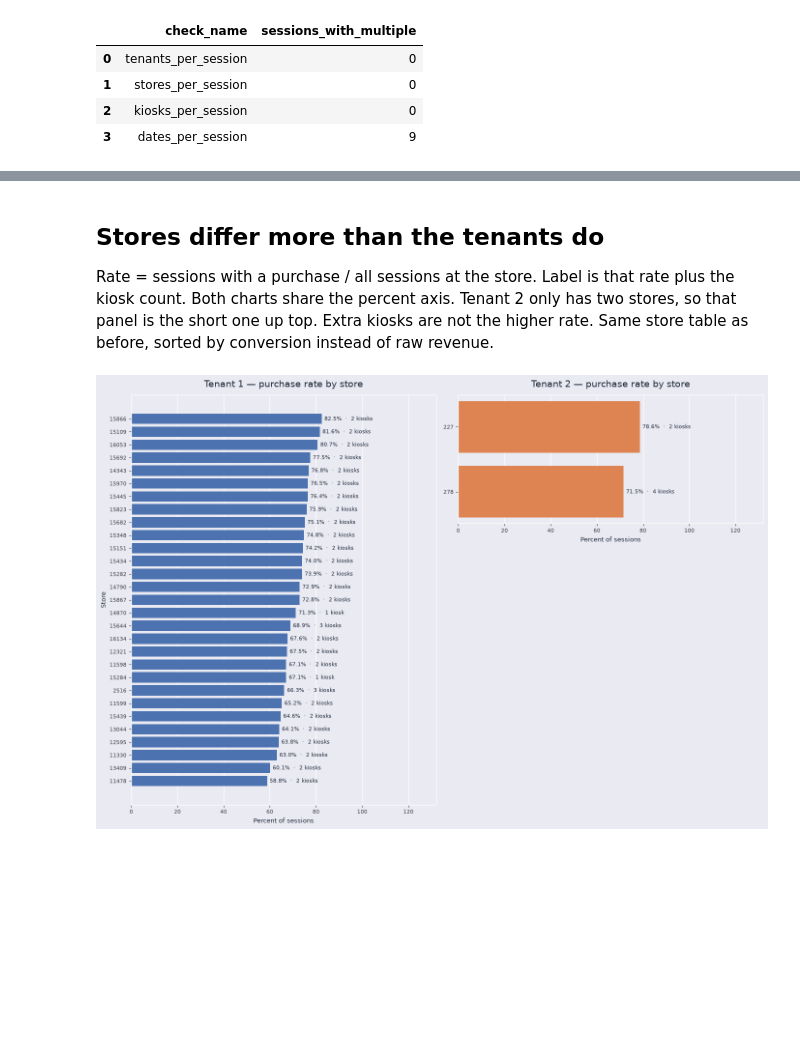
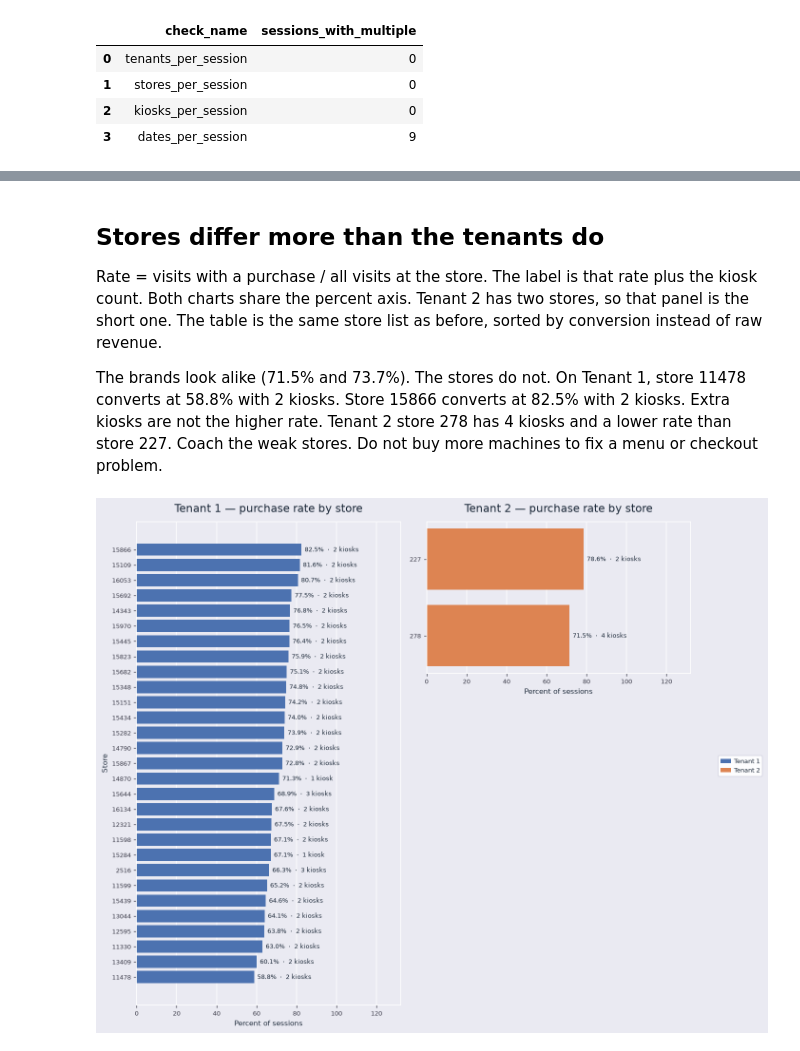
Before and after one commit to richeweh/tillster-takehome-assignment, a Jupyter notebook: notebooks/kiosk_sessions_operations_analysis.ipynb, the cells around one changed output, grey strips where cells are left out. Drawn from its saved outputs; the diff is of its cells as text; code cells hidden in the pictures; blank space fills up the shorter version.

```diff
--- a/notebooks/kiosk_sessions_operations_analysis.ipynb
+++ b/notebooks/kiosk_sessions_operations_analysis.ipynb
@@ -423,7 +448,7 @@ ax.set_xticks(x)
 ax.set_xticklabels([day.strftime("%m-%d") for day in dates])
 ax.set_ylim(0, peak * 1.2)
 polish(ax, "Sessions by day", xlabel="Event date", ylabel="Sessions")
-ax.legend(loc="upper right", **LEGEND)
-fig.tight_layout()
+handles, labels = ax.get_legend_handles_labels()
+place_legend(fig, handles, labels)
 plt.show()
 # %% [output]
@@ -599,12 +631,14 @@ fig, axes = plt.subplots(len(tenants), 1, figsize=(12, 4.2 * len(tenants)), shar
 if len(tenants) == 1:
     axes = [axes]
 
+rev_axes = []
 for ax, (tenant, part) in zip(axes, tenants):
     part = part.sort_values("day")
     x = np.arange(len(part))
     ax.bar(x, part["unique_sessions"], width=0.7, color="C0", label="Sessions")
     ax.set_ylim(0, part["unique_sessions"].max() * 1.28)
     rev = ax.twinx()
+    rev_axes.append(rev)
     rev.set_facecolor("none")
     rev.patch.set_visible(False)
     rev.grid(False)
@@ -644,17 +678,10 @@ for ax, (tenant, part) in zip(axes, tenants):
     ax.set_xticks(x)
     ax.set_xticklabels([day.strftime("%m-%d") for day in part["day"]])
     polish(ax, f"{tenant_name(tenant)} — sessions and revenue", ylabel="Sessions", grid="y")
-    bars, bar_labels = ax.get_legend_handles_labels()
-    lines, line_labels = rev.get_legend_handles_labels()
-    peak_x = int(np.argmax(part["unique_sessions"].to_numpy()))
-    ax.legend(
-        bars + lines,
-        bar_labels + line_labels,
-        loc="upper left" if peak_x > len(part) / 2 else "upper right",
-        **LEGEND,
-    )
 
 axes[-1].set_xlabel("Event date", fontsize=9)
-fig.tight_layout()
+bars, bar_labels = axes[0].get_legend_handles_labels()
+lines, line_labels = rev_axes[0].get_legend_handles_labels()
+place_legend(fig, bars + lines, bar_labels + line_labels)
 plt.show()
 # %% [output]
@@ -662,7 +689,9 @@ plt.show()
 # %% [markdown]
 ## Stores differ more than the tenants do
 
-Rate = sessions with a purchase / all sessions at the store. Label is that rate plus the kiosk count. Both charts share the percent axis. Tenant 2 only has two stores, so that panel is the short one up top. Extra kiosks are not the higher rate. Same store table as before, sorted by conversion instead of raw revenue.
+Rate = visits with a purchase / all visits at the store. The label is that rate plus the kiosk count. Both charts share the percent axis. Tenant 2 has two stores, so that panel is the short one. The table is the same store list as before, sorted by conversion instead of raw revenue.
+
+The brands look alike (71.5% and 73.7%). The stores do not. On Tenant 1, store 11478 converts at 58.8% with 2 kiosks. Store 15866 converts at 82.5% with 2 kiosks. Extra kiosks are not the higher rate. Tenant 2 store 278 has 4 kiosks and a lower rate than store 227. Coach the weak stores. Do not buy more machines to fix a menu or checkout problem.
 # %%
 session_flags = load_session_flags()
 store = (
@@ -680,40 +709,52 @@ if len(groups) == 1:
     axes = [axes]
 for ax, (tenant, frame), color in zip(axes, groups, ["C0", "C1"]):
     y = list(range(len(frame)))
-    ax.barh(y, frame["rate"] * 100, color=color)
+    ax.barh(y, frame["rate"] * 100, color=color, label=tenant_name(tenant))
     ax.set_yticks(y)
     ax.set_yticklabels(frame["store"].astype(str))
     for i, (rate, kiosks) in enumerate(zip(frame["rate"], frame["kiosks"])):
         kiosks = int(kiosks)
         noun = "kiosk" if kiosks == 1 else "kiosks"
         point(
             ax,
             rate * 100,
             i,
             f"{rate * 100:.1f}%  ·  {kiosks} {noun}",
             xytext=(4, 0),
             va="center",
             ha="left",
         )
     ax.set_xlim(0, 132)
     polish(
         ax,
         f"{tenant_name(tenant)} — purchase rate by store",
         xlabel="Percent of sessions",
         ylabel="Store" if len(frame) > 5 else None,
         grid="x",
     )
-fig.tight_layout()
+fig.tight_layout(rect=(0, 0, 0.76, 1))
 tall = max(axes, key=lambda ax: len(ax.get_yticks()))
 box = tall.get_position()
 slot = box.height / rows
 for ax, (_, frame) in zip(axes, groups):
     if len(frame) >= rows:
         continue
     pos = ax.get_position()
     height = max(slot * len(frame), 0.28)
     ax.set_position([pos.x0, box.y1 - height, pos.width, height])
+handles, labels = [], []
+for ax in axes:
+    found_handles, found_labels = ax.get_legend_handles_labels()
+    handles.extend(found_handles)
+    labels.extend(found_labels)
+fig.legend(
+    handles,
+    labels,
+    loc="center left",
+    bbox_to_anchor=(0.78, 0.5),
+    **LEGEND,
+)
 plt.show()
 # %% [output]
-[figure, old version]
+[figure, new version]
 # %% [markdown]
```
Also changed, not shown: parts of 23 cells of this notebook, 10 other files.
